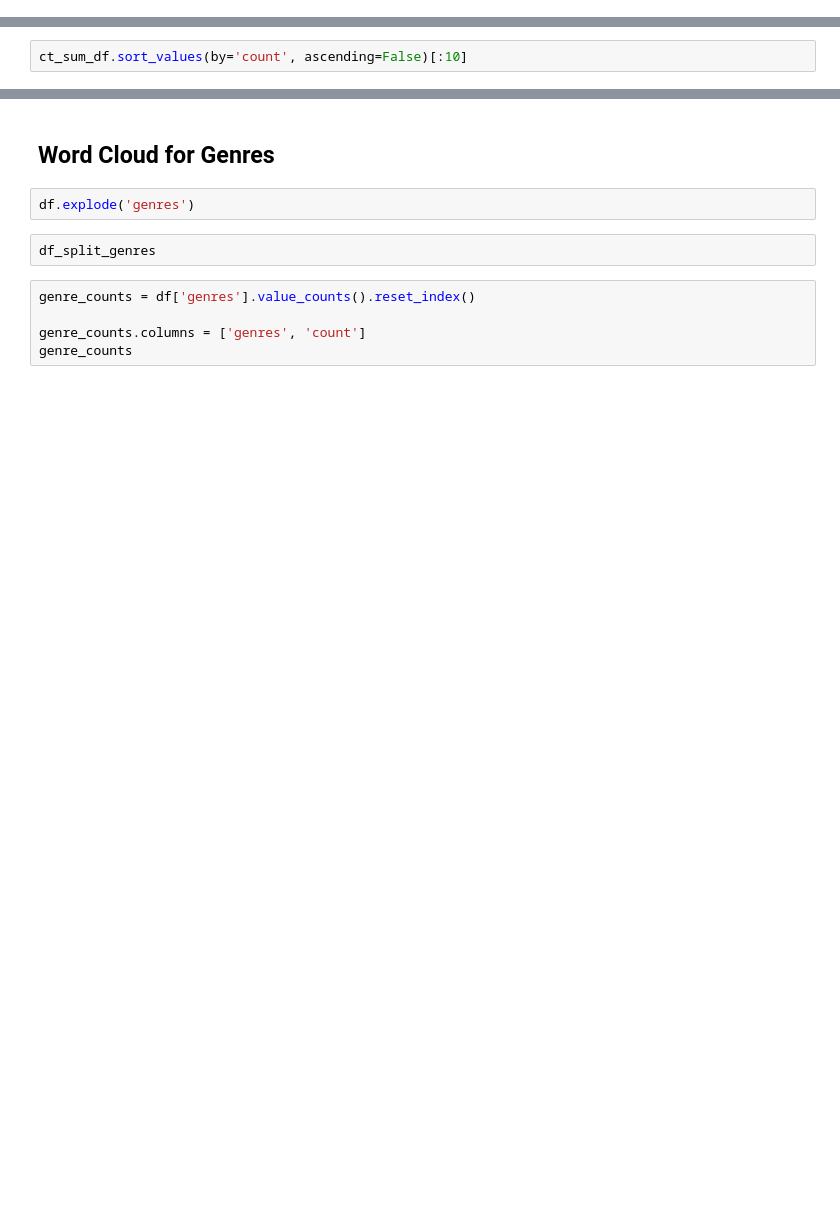
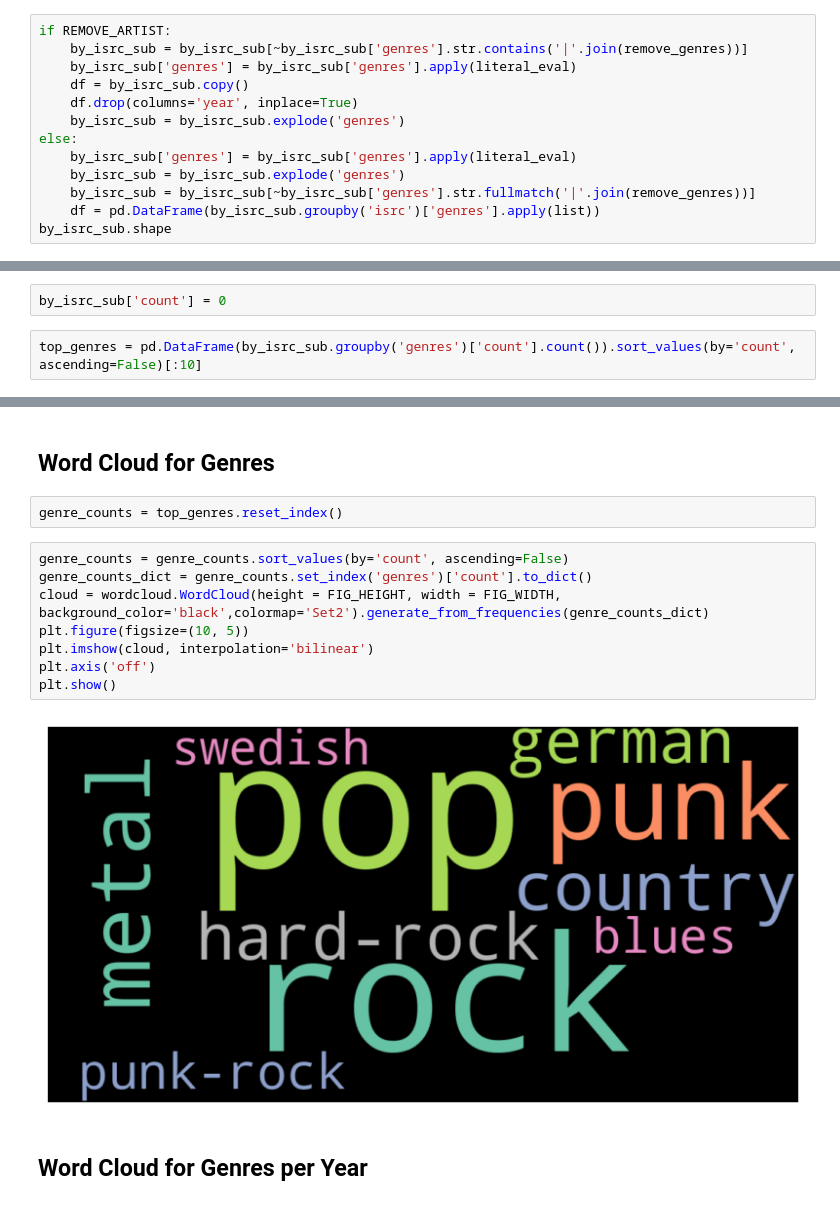
Before and after one commit to Jannis37/80s-recommender, a Jupyter notebook: viz-jannis.ipynb, the cells around one changed output, grey strips where cells are left out. Drawn from its saved outputs; the diff is of its cells as text; blank space fills up the shorter version.

```diff
--- a/viz-jannis.ipynb
+++ b/viz-jannis.ipynb
@@ -50,0 +51,13 @@ sorted_genres = ct_sum_df.sort_values(by='count', ascending=False).index.to_list
+# %%
+if REMOVE_ARTIST:
+    by_isrc_sub = by_isrc_sub[~by_isrc_sub['genres'].str.contains('|'.join(remove_genres))]
+    by_isrc_sub['genres'] = by_isrc_sub['genres'].apply(literal_eval)
+    df = by_isrc_sub.copy()
+    df.drop(columns='year', inplace=True)
+    by_isrc_sub = by_isrc_sub.explode('genres')
+else:
+    by_isrc_sub['genres'] = by_isrc_sub['genres'].apply(literal_eval)
+    by_isrc_sub = by_isrc_sub.explode('genres')
+    by_isrc_sub = by_isrc_sub[~by_isrc_sub['genres'].str.fullmatch('|'.join(remove_genres))]
+    df = pd.DataFrame(by_isrc_sub.groupby('isrc')['genres'].apply(list))
+by_isrc_sub.shape
@@ -51,2 +84,4 @@ sorted_genres = ct_sum_df.sort_values(by='count', ascending=False).index.to_list
+# %%
+by_isrc_sub['count'] = 0
 # %%
-ct_sum_df.sort_values(by='count', ascending=False)[:10]
+top_genres = pd.DataFrame(by_isrc_sub.groupby('genres')['count'].count()).sort_values(by='count', ascending=False)[:10]
@@ -382,11 +454,16 @@ df_radar
 # %% [markdown]
 ## Word Cloud for Genres
-# %%
-df.explode('genres')
-# %%
-df_split_genres
-# %%
-genre_counts = df['genres'].value_counts().reset_index()
-
-genre_counts.columns = ['genres', 'count']
-genre_counts
+# %%
+genre_counts = top_genres.reset_index()
+# %%
+genre_counts = genre_counts.sort_values(by='count', ascending=False)
+genre_counts_dict = genre_counts.set_index('genres')['count'].to_dict()
+cloud = wordcloud.WordCloud(height = FIG_HEIGHT, width = FIG_WIDTH, background_color='black',colormap='Set2').generate_from_frequencies(genre_counts_dict)
+plt.figure(figsize=(10, 5))
+plt.imshow(cloud, interpolation='bilinear')
+plt.axis('off')
+plt.show()
+# %% [output]
+[figure, added]
+# %% [markdown]
+## Word Cloud for Genres per Year
```
Also changed, not shown: parts of 94 cells of this notebook.
